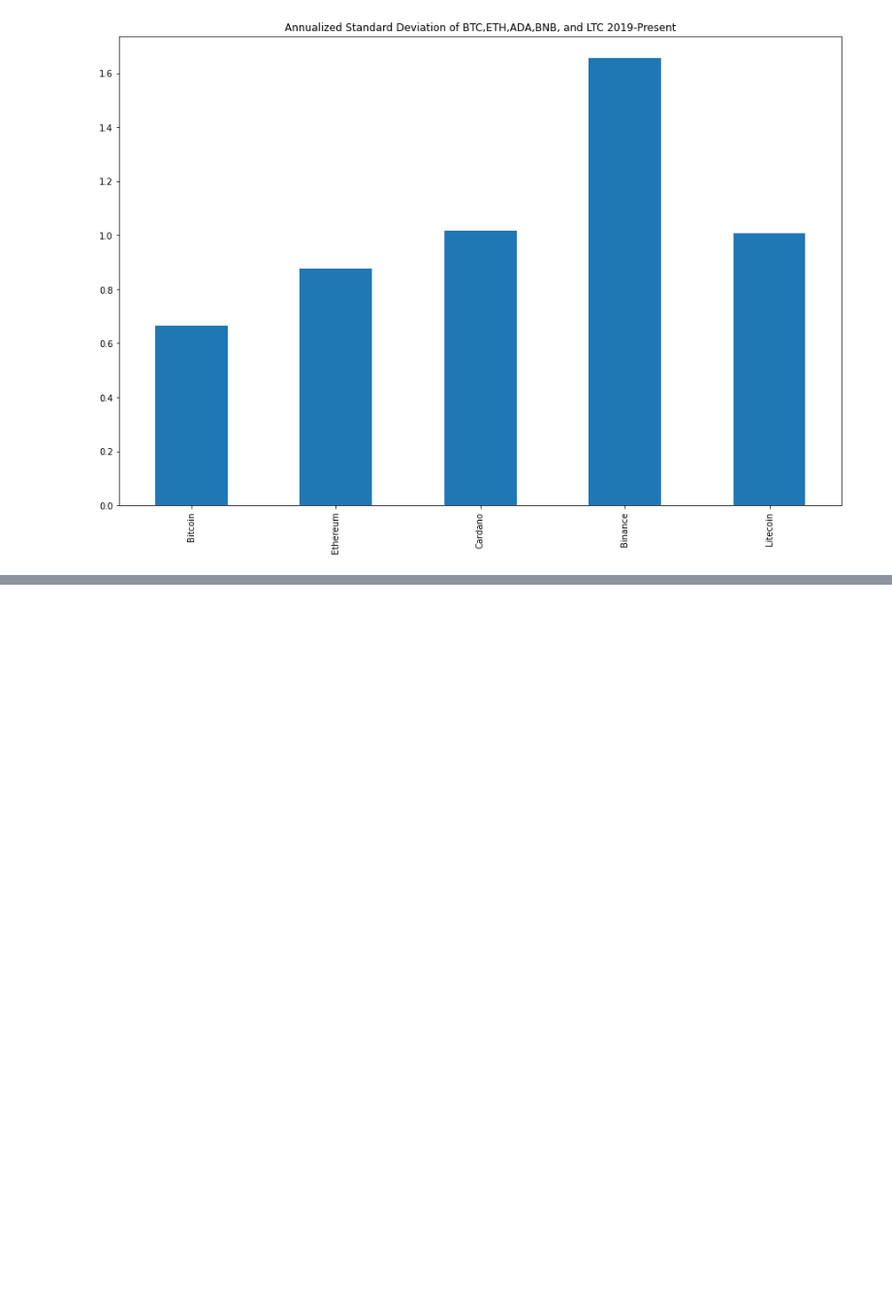
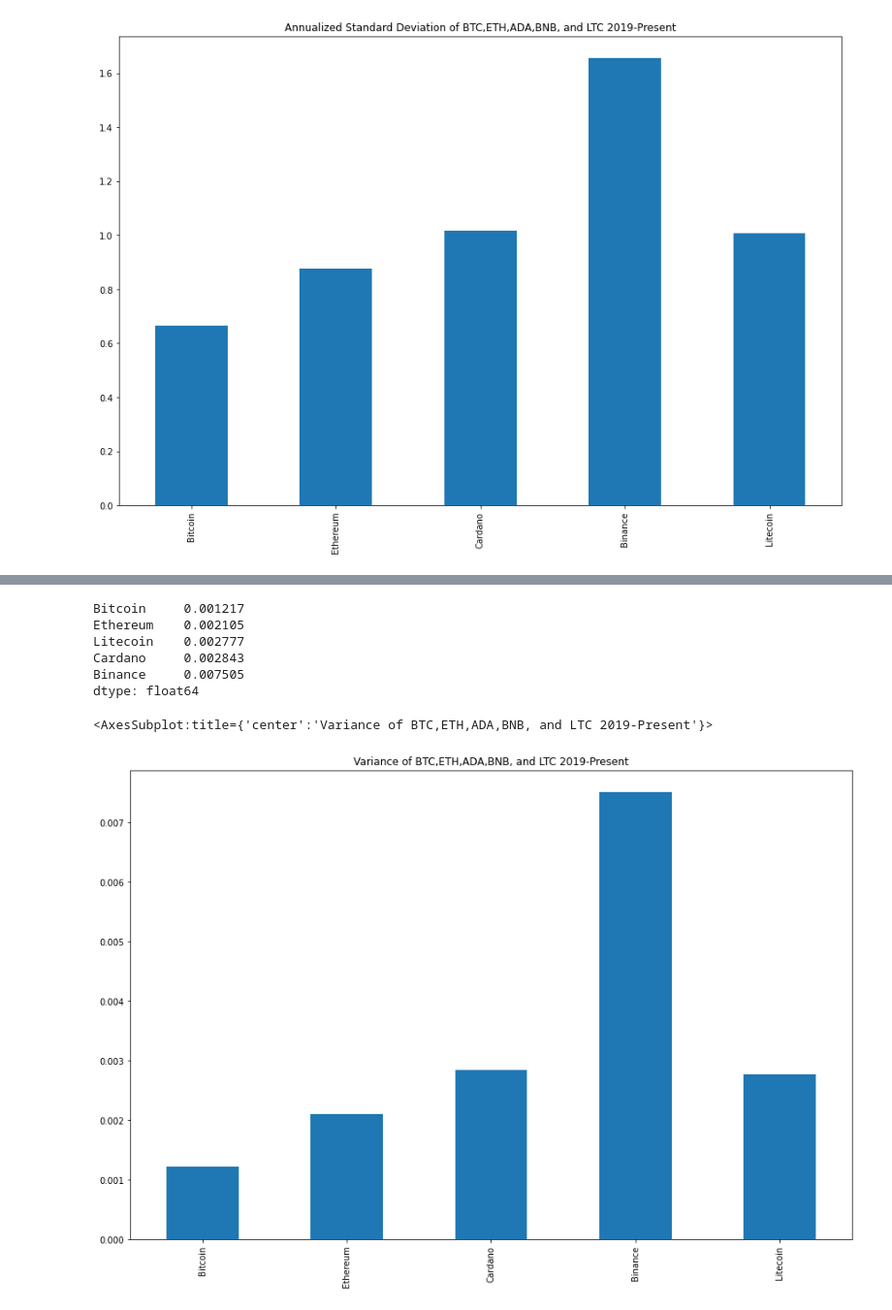
Before and after one commit to pwilli23/Financial-Portfolio-Analyzer, a Jupyter notebook: financial_portfolio_analyzer.ipynb, the cells around one changed output, grey strips where cells are left out. Shown at 97% size. Drawn from its saved outputs; the diff is of its cells as text; code cells hidden in the pictures; blank space fills up the shorter version.

```diff
--- a/financial_portfolio_analyzer.ipynb
+++ b/financial_portfolio_analyzer.ipynb
@@ -207,0 +208,18 @@ dtype: float64
+# %%
+# Calculating the variance
+crypto_variance = crypto_daily_returns.var()
+
+# Displaying the sorted variance
+display(crypto_variance.sort_values())
+
+# Plotting the variance
+crypto_variance.plot.bar(figsize=(15,10), title='Variance of BTC,ETH,ADA,BNB, and LTC 2019-Present')
+# %% [output]
+Bitcoin     0.001217
+Ethereum    0.002105
+Litecoin    0.002777
+Cardano     0.002843
+Binance     0.007505
+dtype: float64
+<AxesSubplot:title={'center':'Variance of BTC,ETH,ADA,BNB, and LTC 2019-Present'}>
+[figure, added]
```
Also changed, not shown: parts of 4 cells of this notebook.
